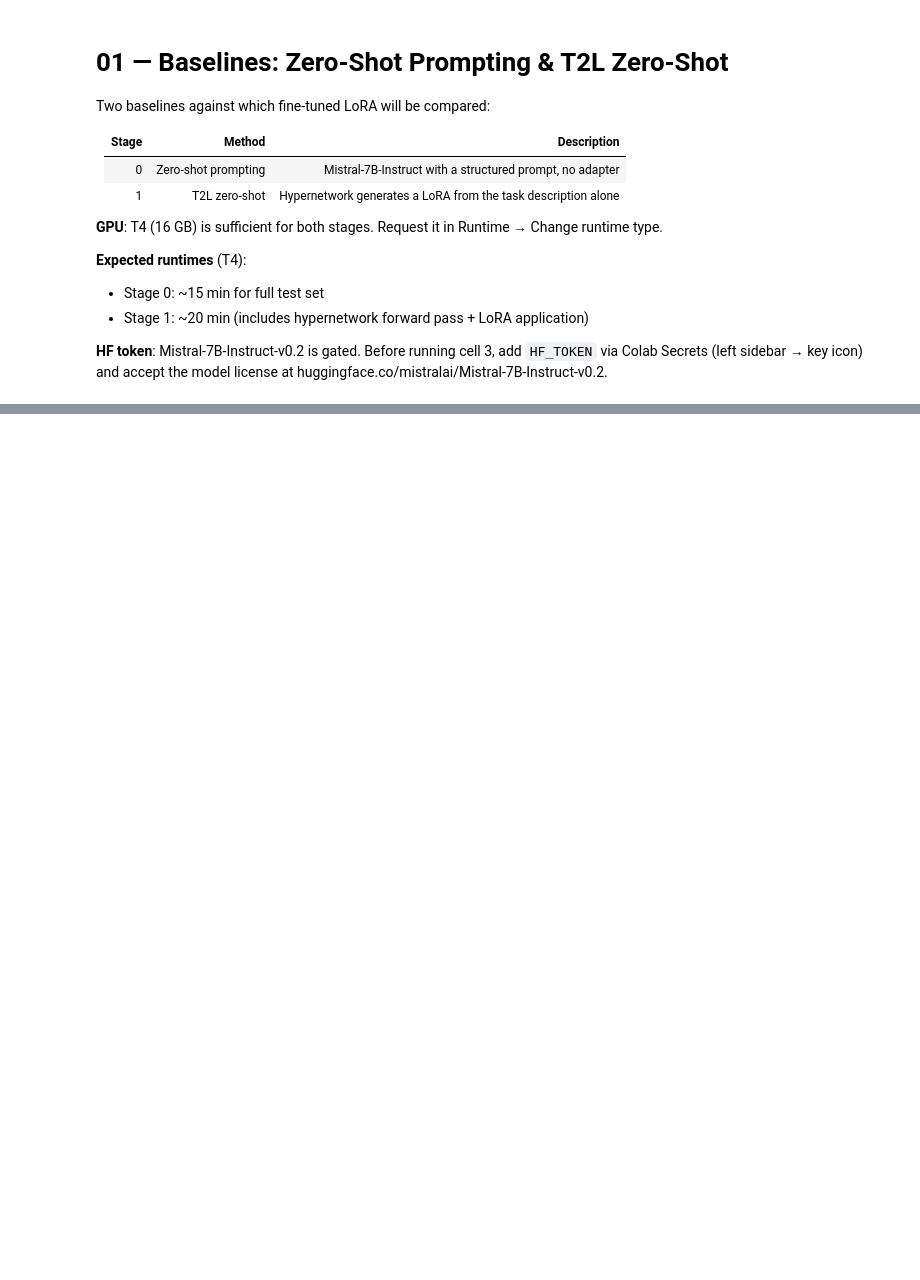
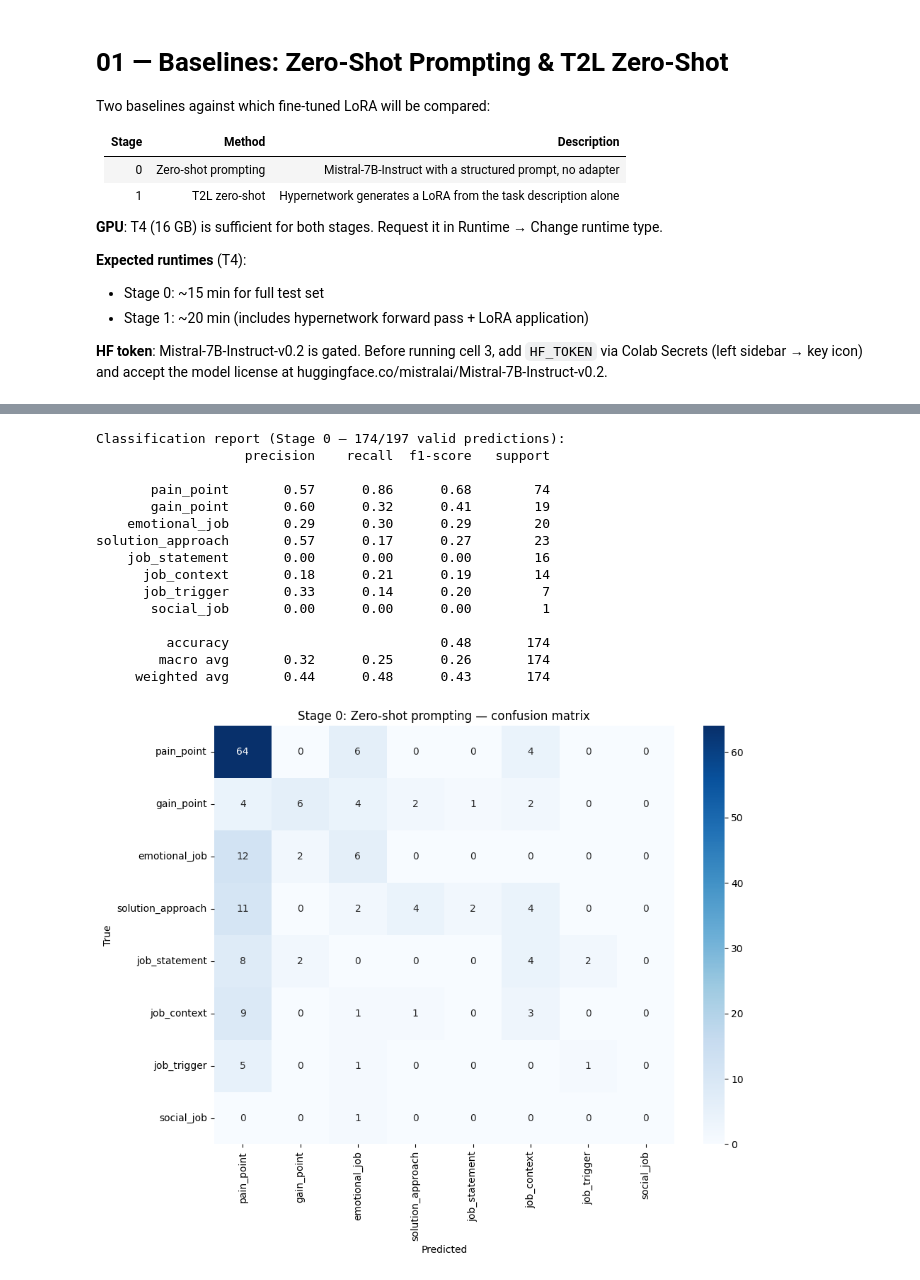
Before and after one commit to michaelarutyunov/text-to-lora-demo, a Jupyter notebook: notebooks/01_baselines.ipynb, the cells around one changed output, grey strips where cells are left out. Drawn from its saved outputs; the diff is of its cells as text; code cells hidden in the pictures; blank space fills up the shorter version.

```diff
--- a/notebooks/01_baselines.ipynb
+++ b/notebooks/01_baselines.ipynb
@@ -143,22 +177,40 @@ print(f'Unknown predictions: {Counter(stage0_preds)["unknown"]}')
 # %%
 # ── 6. Stage 0 evaluation report ─────────────────────────────────────────────
 from sklearn.metrics import classification_report, confusion_matrix
 import pandas as pd
 import matplotlib.pyplot as plt
 import seaborn as sns
 
 valid_mask = [p != 'unknown' for p in stage0_preds]
 valid_preds = [p for p, m in zip(stage0_preds, valid_mask) if m]
 valid_labels = [l for l, m in zip(stage0_labels, valid_mask) if m]
 
 print(f'Classification report (Stage 0 — {sum(valid_mask)}/{len(stage0_preds)} valid predictions):')
 print(classification_report(valid_labels, valid_preds, labels=NODE_TYPES, zero_division=0))
 
 cm0 = confusion_matrix(valid_labels, valid_preds, labels=NODE_TYPES)
 fig, ax = plt.subplots(figsize=(10, 8))
 sns.heatmap(pd.DataFrame(cm0, index=NODE_TYPES, columns=NODE_TYPES),
             annot=True, fmt='d', cmap='Blues', ax=ax)
 ax.set_title('Stage 0: Zero-shot prompting — confusion matrix')
-ax.set_ylabel('True'); ax.set_xlabel('Predicted')
+ax.set_ylabel('True')
+ax.set_xlabel('Predicted')
 plt.tight_layout()
 plt.show()
+# %% [output]
+Classification report (Stage 0 — 174/197 valid predictions):
+                   precision    recall  f1-score   support
+
+       pain_point       0.57      0.86      0.68        74
+       gain_point       0.60      0.32      0.41        19
+    emotional_job       0.29      0.30      0.29        20
+solution_approach       0.57      0.17      0.27        23
+    job_statement       0.00      0.00      0.00        16
+      job_context       0.18      0.21      0.19        14
+      job_trigger       0.33      0.14      0.20         7
+       social_job       0.00      0.00      0.00         1
+
+         accuracy                           0.48       174
+        macro avg       0.32      0.25      0.26       174
+     weighted avg       0.44      0.48      0.43       174
+[figure, added]
```
Also changed, not shown: parts of 13 cells of this notebook.
